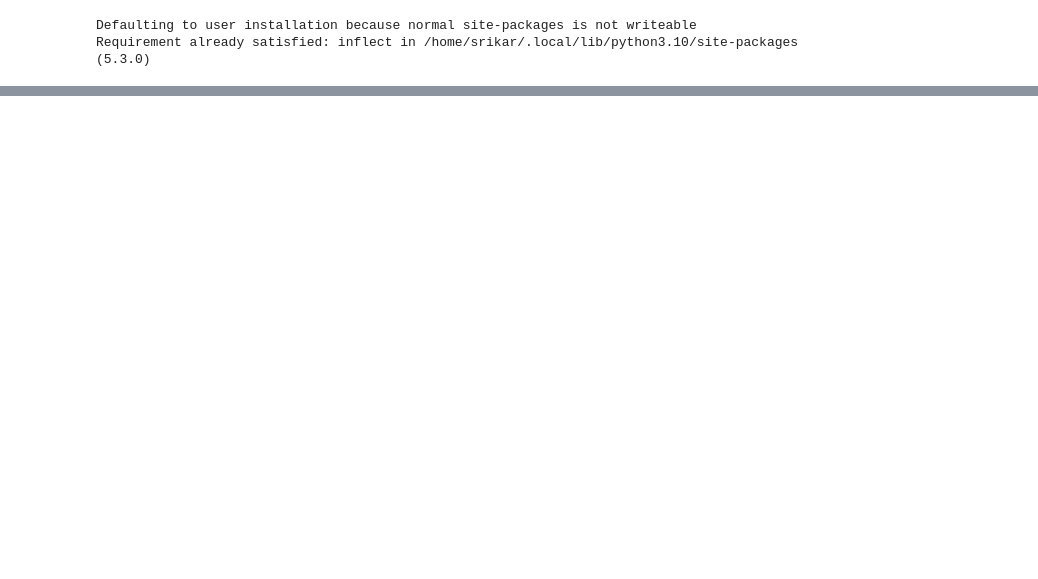
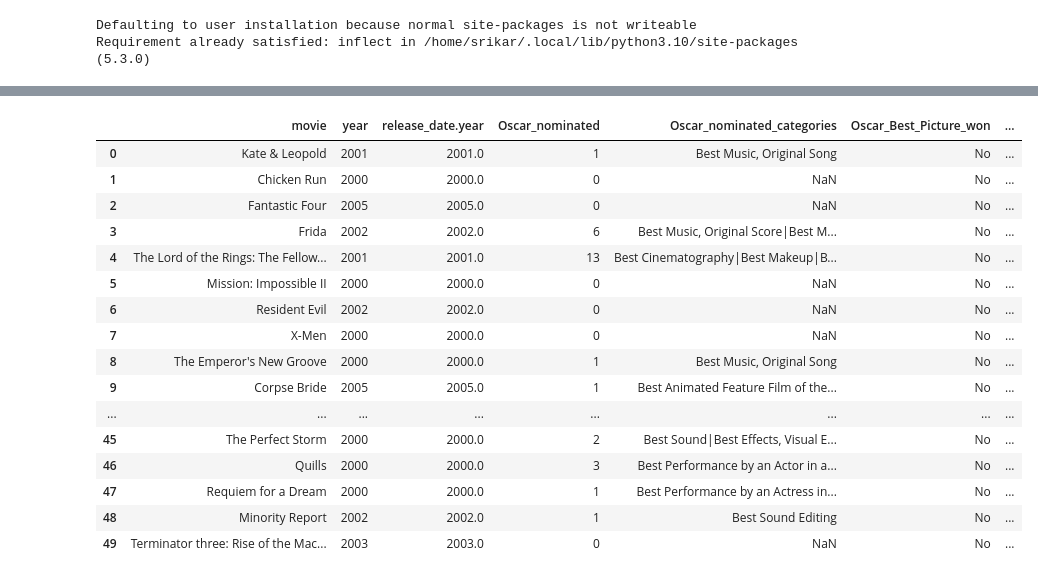
Before and after one commit to SacredFisher/Python_Project, a Jupyter notebook: Python Project.ipynb, the cells around one changed output, grey strips where cells are left out. Drawn from its saved outputs; the diff is of its cells as text; code cells hidden in the pictures; blank space fills up the shorter version.

```diff
--- a/Python Project.ipynb
+++ b/Python Project.ipynb
@@ -115,2 +48,61 @@ print(soup.find_all('a', attrs = {'class' : 'twikilink'}))
 # %%
-# /Grab all the tropes
+oscar = oscars[["movie", 'year','release_date.year', 'Oscar_nominated', 'Oscar_nominated_categories', 'Oscar_Best_Picture_won' ,'gross' ,'genre','rate','metascore']].copy()
+oscar.sort_values(['year', 'movie'])
+
+#if there's numbers in the title then they must be convertyed into text. We can write a small function to do that
+# or use a library like num2str or inflect
+p = inf.engine()
+
+
+
+
+
+#find those titles with numbers in their names and correct them
+
+titles = [oscar["movie"][i] for i in range(0, len(list(oscar["movie"])))]
+#Read the title
+i = 0
+for original in titles:
+
+    t = ''.join(re.findall(r'[0-9]+', original))
+
+    if (t == '' or original =='Thir13en Ghosts' or original == 'U-571'):
+        pass
+    else:
+        nw = p.number_to_words(original)
+        titles[i] = original.replace(t,nw)
+
+    i+=1
+
+oscar.loc[:,'movie'] = titles
+oscar.head(50)
+
+
+
+
+
+
+
+
+#re.subn(r"[0-9]", p.number_to_words(), original)
+
+#two problems here--one; num_to_words, includes - back. so this needs to occur on oscar itself--SOLVED
+#second, this doesnt handle multiple numbers, think for a little bit
+# %% [output]
+|  | movie | year | release_date.year | Oscar_nominated | Oscar_nominated_categories | Oscar_Best_Picture_won | ... |
+| 0 | Kate & Leopold | 2001 | 2001.0 | 1 | Best Music, Original Song | No | ... |
+| 1 | Chicken Run | 2000 | 2000.0 | 0 | NaN | No | ... |
+| 2 | Fantastic Four | 2005 | 2005.0 | 0 | NaN | No | ... |
+| 3 | Frida | 2002 | 2002.0 | 6 | Best Music, Original Score|Best M... | No | ... |
+| 4 | The Lord of the Rings: The Fellow... | 2001 | 2001.0 | 13 | Best Cinematography|Best Makeup|B... | No | ... |
+| 5 | Mission: Impossible II | 2000 | 2000.0 | 0 | NaN | No | ... |
+| 6 | Resident Evil | 2002 | 2002.0 | 0 | NaN | No | ... |
+| 7 | X-Men | 2000 | 2000.0 | 0 | NaN | No | ... |
+| 8 | The Emperor's New Groove | 2000 | 2000.0 | 1 | Best Music, Original Song | No | ... |
+| 9 | Corpse Bride | 2005 | 2005.0 | 1 | Best Animated Feature Film of the... | No | ... |
+| ... | ... | ... | ... | ... | ... | ... | ... |
+| 45 | The Perfect Storm | 2000 | 2000.0 | 2 | Best Sound|Best Effects, Visual E... | No | ... |
+| 46 | Quills | 2000 | 2000.0 | 3 | Best Performance by an Actor in a... | No | ... |
+| 47 | Requiem for a Dream | 2000 | 2000.0 | 1 | Best Performance by an Actress in... | No | ... |
+| 48 | Minority Report | 2002 | 2002.0 | 1 | Best Sound Editing | No | ... |
+| 49 | Terminator three: Rise of the Mac... | 2003 | 2003.0 | 0 | NaN | No | ... |
```
Also changed, not shown: parts of 6 cells of this notebook.
